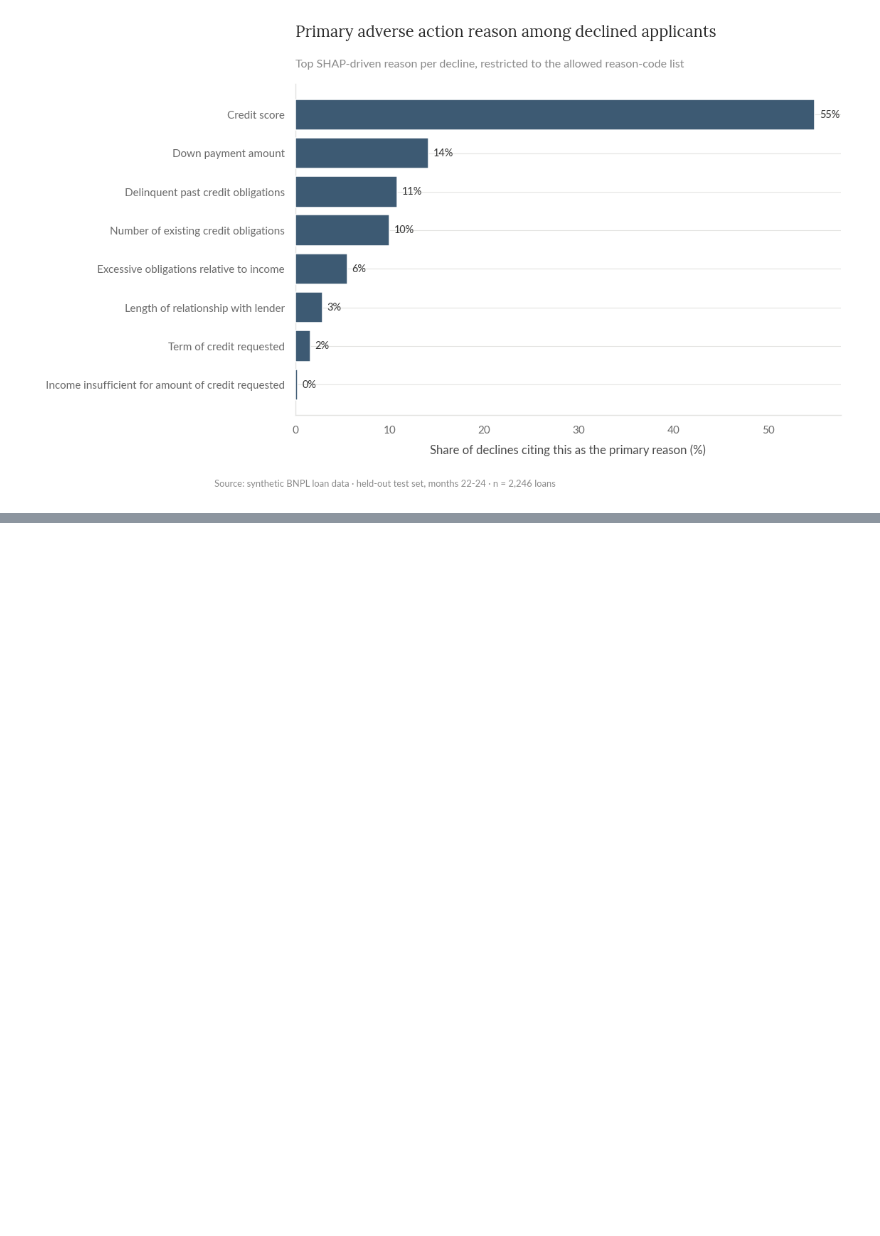
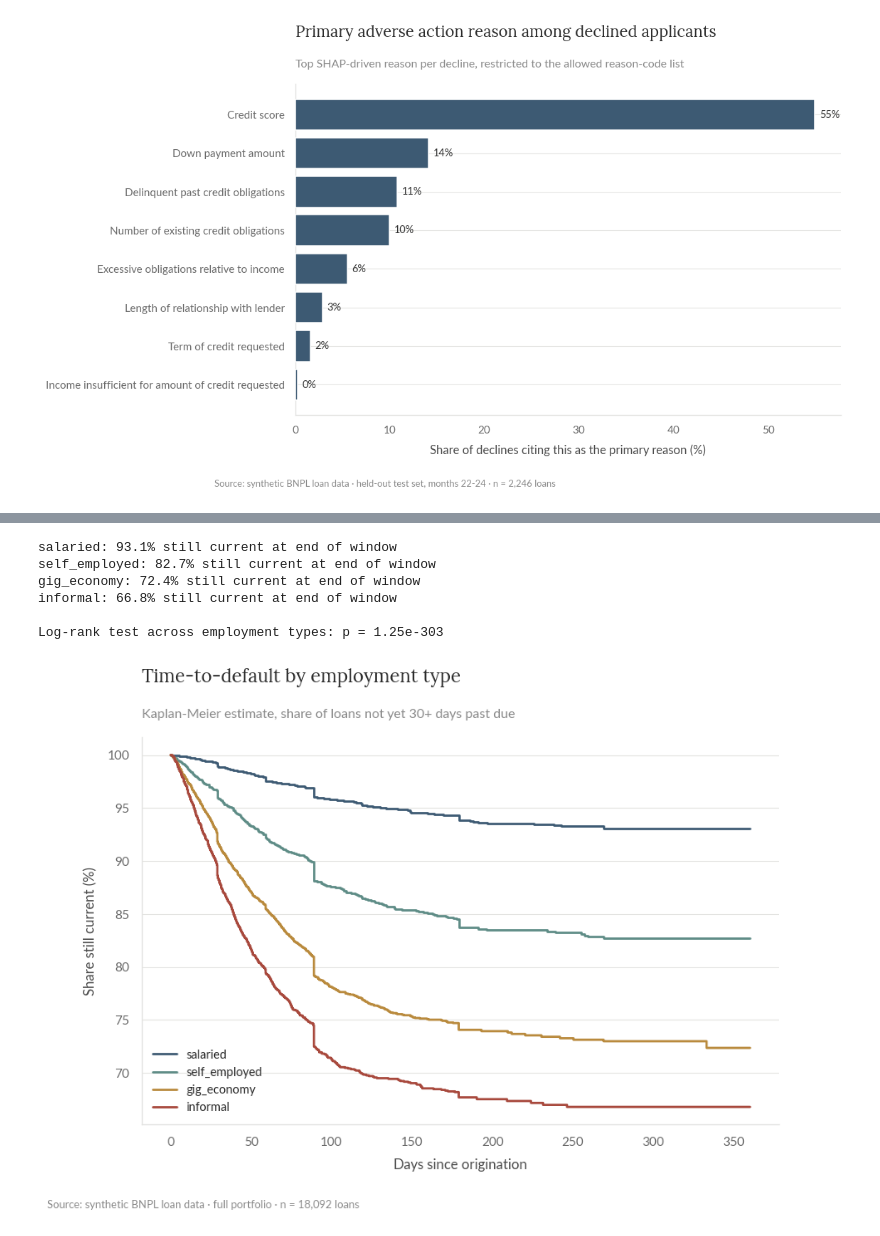
Before and after one commit to gus-morales/work-showcase, a Jupyter notebook: projects/01-delinquency-risk-model/notebooks/01_delinquency_risk_model.ipynb, the cells around one changed output, grey strips where cells are left out. Cells and saved outputs as stored; diff of their text form; code cells hidden in the pictures; blank space fills up the shorter version.

```diff
--- a/projects/01-delinquency-risk-model/notebooks/01_delinquency_risk_model.ipynb
+++ b/projects/01-delinquency-risk-model/notebooks/01_delinquency_risk_model.ipynb
@@ -686,0 +691,43 @@ The four-fifths rule passes comfortably (Figure 6), and the gap between groups i
+# %%
+from lifelines import KaplanMeierFitter, CoxPHFitter
+from lifelines.statistics import multivariate_logrank_test
+from survival_analysis import build_cox_covariates, fit_cox_model
+
+df_surv = pd.read_csv("../data/loans.csv")
+df_surv = engineer_features(df_surv)
+df_surv["credit_bureau_score_filled"] = df_surv["credit_bureau_score"].fillna(df_surv["credit_bureau_score"].median())
+df_surv["bureau_score_missing"] = df_surv["credit_bureau_score"].isna().astype(int)
+
+SOURCE_FULL = f"Source: synthetic BNPL loan data · full portfolio · n = {len(df_surv):,} loans"
+
+EMPLOYMENT_TYPES = ["salaried", "self_employed", "gig_economy", "informal"]
+kmf = KaplanMeierFitter()
+curves = {}
+for et in EMPLOYMENT_TYPES:
+    mask = df_surv["employment_type"] == et
+    kmf.fit(df_surv.loc[mask, "time_to_30dpd_days"], df_surv.loc[mask, "event_observed"], label=et)
+    curves[et] = kmf.survival_function_
+    print(f"{et}: {curves[et].iloc[-1, 0]:.1%} still current at end of window")
+
+logrank = multivariate_logrank_test(df_surv["time_to_30dpd_days"], df_surv["employment_type"], df_surv["event_observed"])
+print(f"\nLog-rank test across employment types: p = {logrank.p_value:.2e}")
+# %% [output]
+salaried: 93.1% still current at end of window
+self_employed: 82.7% still current at end of window
+gig_economy: 72.4% still current at end of window
+informal: 66.8% still current at end of window
+
+Log-rank test across employment types: p = 1.25e-303
+# %%
+fig, ax = plt.subplots(figsize=(9, 5.5))
+for et, color in zip(EMPLOYMENT_TYPES, PALETTE):
+    sf = curves[et]
+    ax.step(sf.index, sf.iloc[:, 0] * 100, where="post", label=et, color=color, linewidth=1.8)
+style_ax(ax, title="Time-to-default by employment type",
+         subtitle="Kaplan-Meier estimate, share of loans not yet 30+ days past due",
+         xlabel="Days since origination", ylabel="Share still current (%)")
+ax.legend(fontsize=9.5, loc="lower left")
+add_footnote(fig, SOURCE_FULL)
+plt.show()
+# %% [output]
+[figure, added]
```
Also changed, not shown: parts of 10 cells of this notebook, 9 other files.
